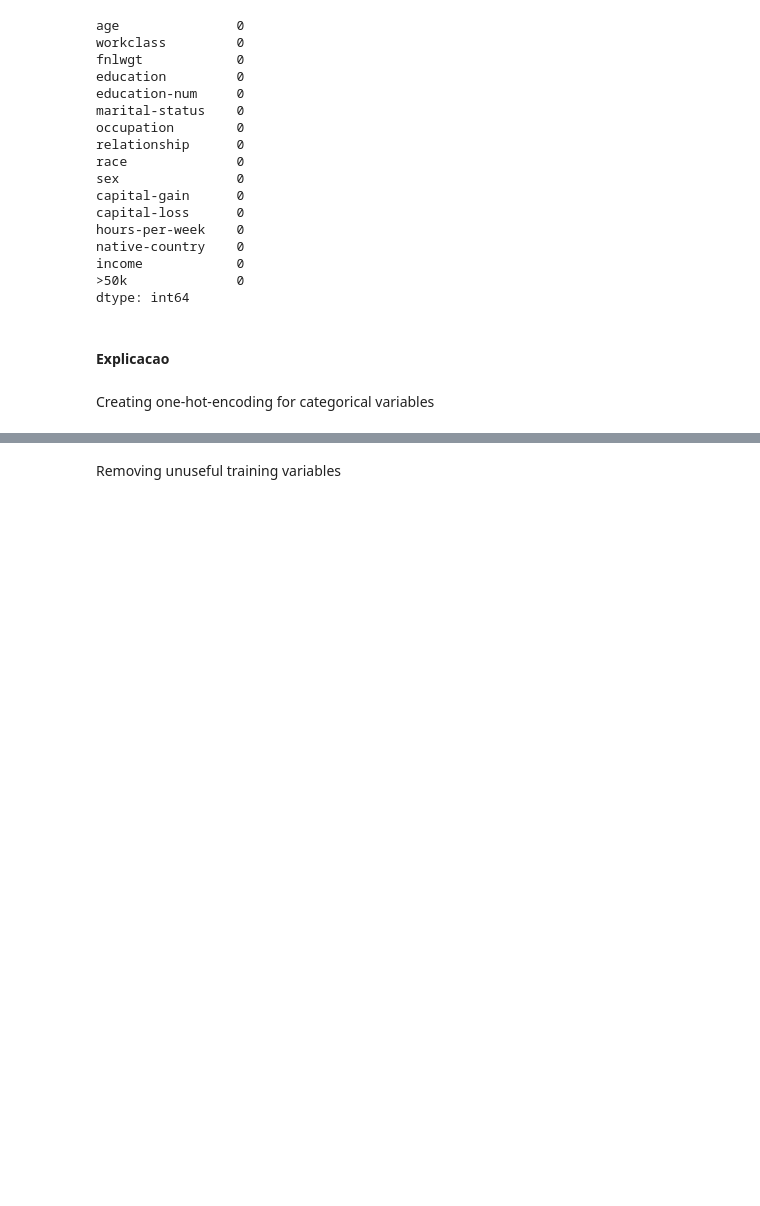
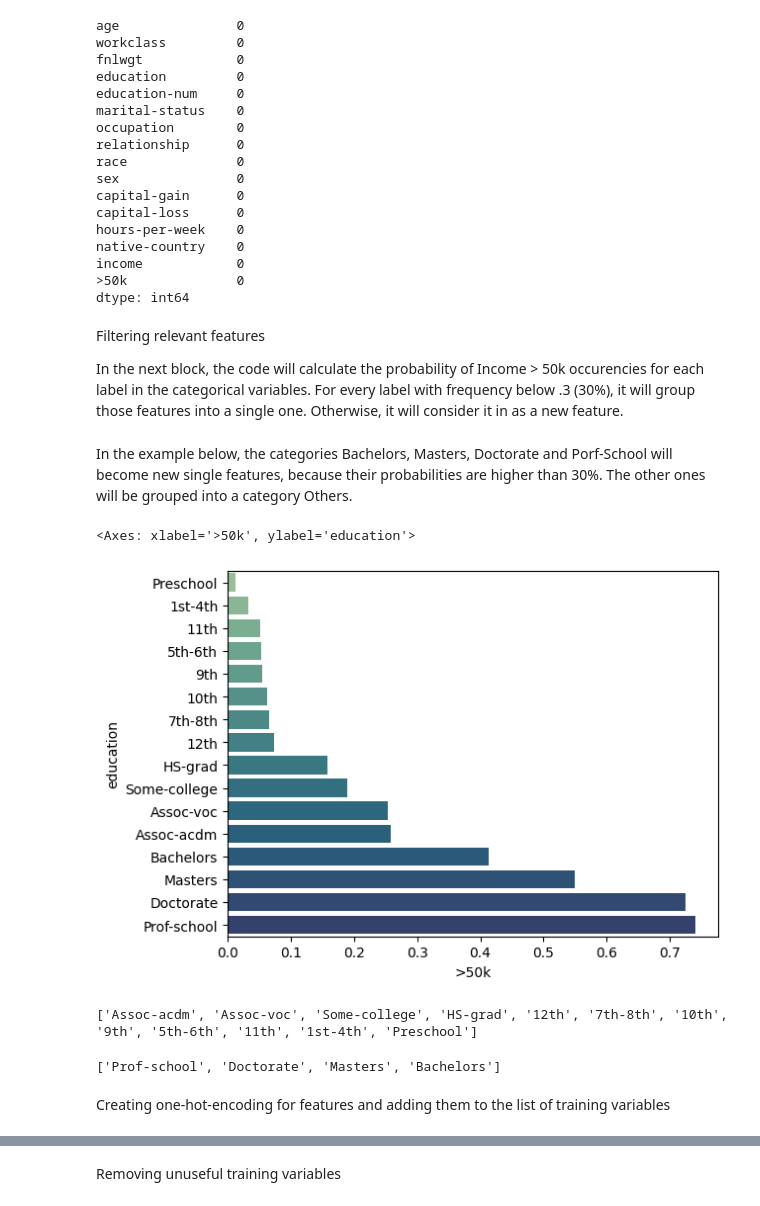
Before and after one commit to nathanomg/PPGEP-Nathan, a Jupyter notebook: PCS5024 - Aprendizado Estatístico (2025)/Classification with the Adult dataset/knn Classification.ipynb, the cells around one changed output, grey strips where cells are left out. Cells and saved outputs as stored; diff of their text form; code cells hidden in the pictures; blank space fills up the shorter version.

```diff
--- a/PCS5024 - Aprendizado Estatístico (2025)/Classification with the Adult dataset/knn Classification.ipynb
+++ b/PCS5024 - Aprendizado Estatístico (2025)/Classification with the Adult dataset/knn Classification.ipynb
@@ -62,5 +63,7 @@ categorical_vars = var_info[(var_info.type.isin(["Binary", "Categorical"])) & (v
-# %% [markdown]
-#### Explicacao
+# %% [markdown]
+Filtering relevant features
+
+In the next block, the code will calculate the probability of Income > 50k occurencies for each label in the categorical variables. For every label with frequency below .3 (30%), it will group those features into a single one. Otherwise, it will consider it in as a new feature.
 # %%
 group_variables = {}
 new_variables   = {}
@@ -77,8 +80,28 @@ for variable in categorical_vars:
             group_variables[variable].append(category[variable])
         else:
             new_variables[variable].append(category[variable])
+# %% [markdown]
+In the example below, the categories Bachelors, Masters, Doctorate and Porf-School will become new single features, because their probabilities are higher than 30%. The other ones will be grouped into a category Others.
+# %%
+variable = "education"
+education_prob = dataset[[variable, target]].groupby([variable]).mean().sort_values(target, ascending=True).reset_index()
+
+sns.barplot(education_prob, x=target, y=variable, hue=variable, palette="crest", width=.8)
+# %% [output]
+<Axes: xlabel='>50k', ylabel='education'>
+[figure, added]
+# %%
+#Grouped labels for education
+print(group_variables[variable])
+# %% [output]
+['Assoc-acdm', 'Assoc-voc', 'Some-college', 'HS-grad', '12th', '7th-8th', '10th', '9th', '5th-6th', '11th', '1st-4th', 'Preschool']
+# %%
+#New single features for education
+print(new_variables[variable])
+# %% [output]
+['Prof-school', 'Doctorate', 'Masters', 'Bachelors']
 # %% [markdown]
-Creating one-hot-encoding for categorical variables
+Creating one-hot-encoding for features and adding them to the list of training variables
 # %%
 for column in group_variables.keys():
     if(len(group_variables[column])>0):
```
Also changed, not shown: parts of 15 cells of this notebook, 2 other files.
